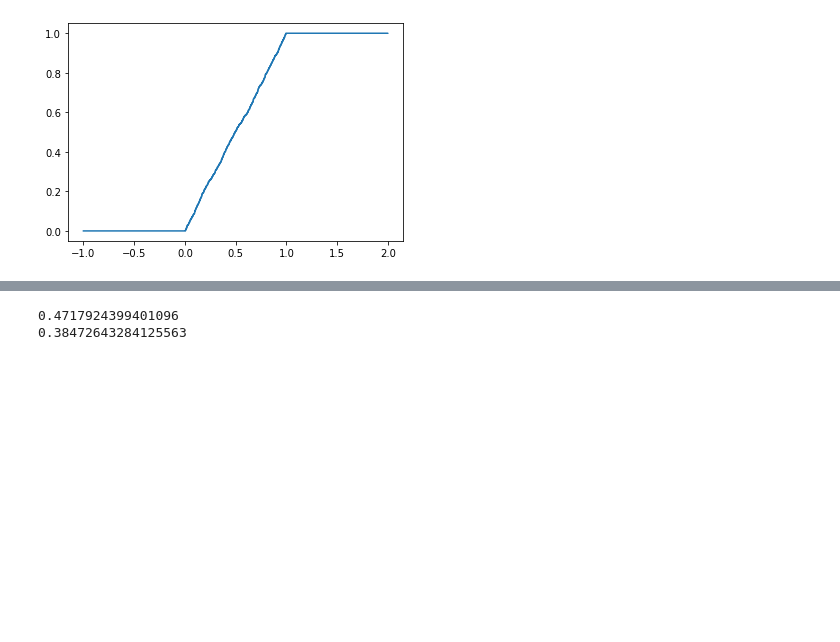
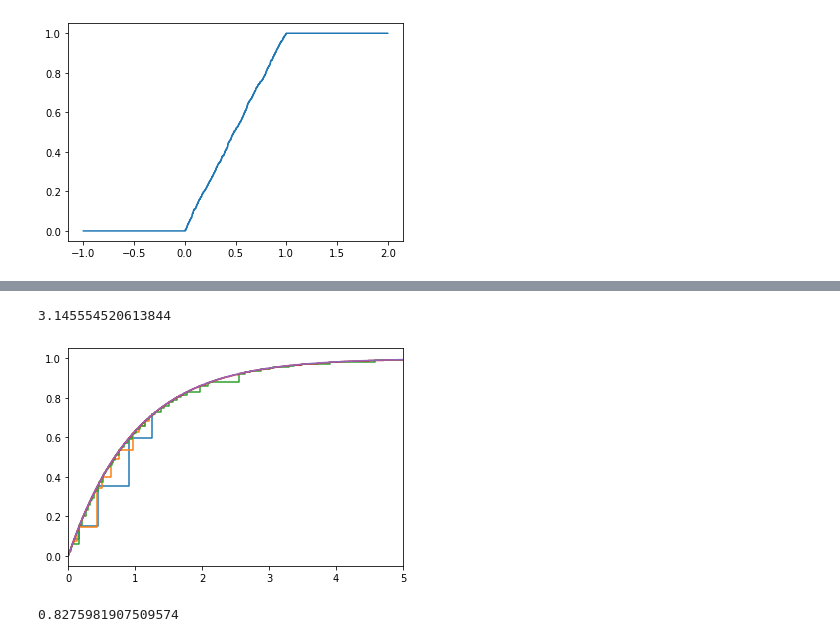
Before and after one commit to PAYRAULT/MPI, a Jupyter notebook: MEU303 - Proba/TP/TP2.ipynb, the cells around one changed output, grey strips where cells are left out. Cells and saved outputs as stored; diff of their text form; code cells hidden in the pictures; blank space fills up the shorter version.

```diff
--- a/MEU303 - Proba/TP/TP2.ipynb
+++ b/MEU303 - Proba/TP/TP2.ipynb
@@ -116,7 +112,45 @@ def loi_exp_repartition(l):
 # %%
 #exercice
-a = loi_exp_densite(1)
-b = loi_exp_repartition(1)
+loi_exp_X(1)
 # %% [output]
-0.4717924399401096
-0.38472643284125563
+3.145554520613844
+# %%
+# Exercice 2 - Question 5
+def TraceFctRepEmpirique02(echantillon, l):
+    # trie l'echantillon
+    echantillon.sort()
+
+    y = []
+    # remplir la fonction FX
+    for x in echantillon:
+        v = 1 - np.power(np.e, -l*x)
+        y.append(v)
+
+    return(echantillon,y)
+# %%
+l = 1
+e5 = [loi_exp_X(l) for i in range(5)]
+(x5,y5) = TraceFctRepEmpirique02(e5,l)
+e15 = [loi_exp_X(l) for i in range(15)]
+(x15,y15) = TraceFctRepEmpirique02(e15,l)
+e100 = [loi_exp_X(l) for i in range(100)]
+(x100,y100) = TraceFctRepEmpirique02(e100,l)
+e1000 = [loi_exp_X(l) for i in range(1000)]
+(x1000,y1000) = TraceFctRepEmpirique02(e1000,l)
+# %%
+# Loi theorique exponentielle
+a = 0
+b = 5
+x = np.arange(a, b, 0.01)
+y = [1 if xe > b else 0 if xe < a else 1 - np.power(np.e, -xe) for xe in x]
+# %%
+# tous sur la meme figure
+plt.step(x5, y5, where='post')
+plt.step(x15, y15, where='post')
+plt.step(x100, y100, where='post')
+plt.step(x1000, y1000, where='post')
+plt.plot(x,y)
+plt.xlim([0, 5])
+plt.show()
+# %% [output]
+[figure, added]
@@ -122,0 +162,4 @@ b = loi_exp_repartition(1)
+# %%
+loi_cauchy_X()
+# %% [output]
+0.8275981907509574
```
Also changed, not shown: parts of 10 cells of this notebook.
